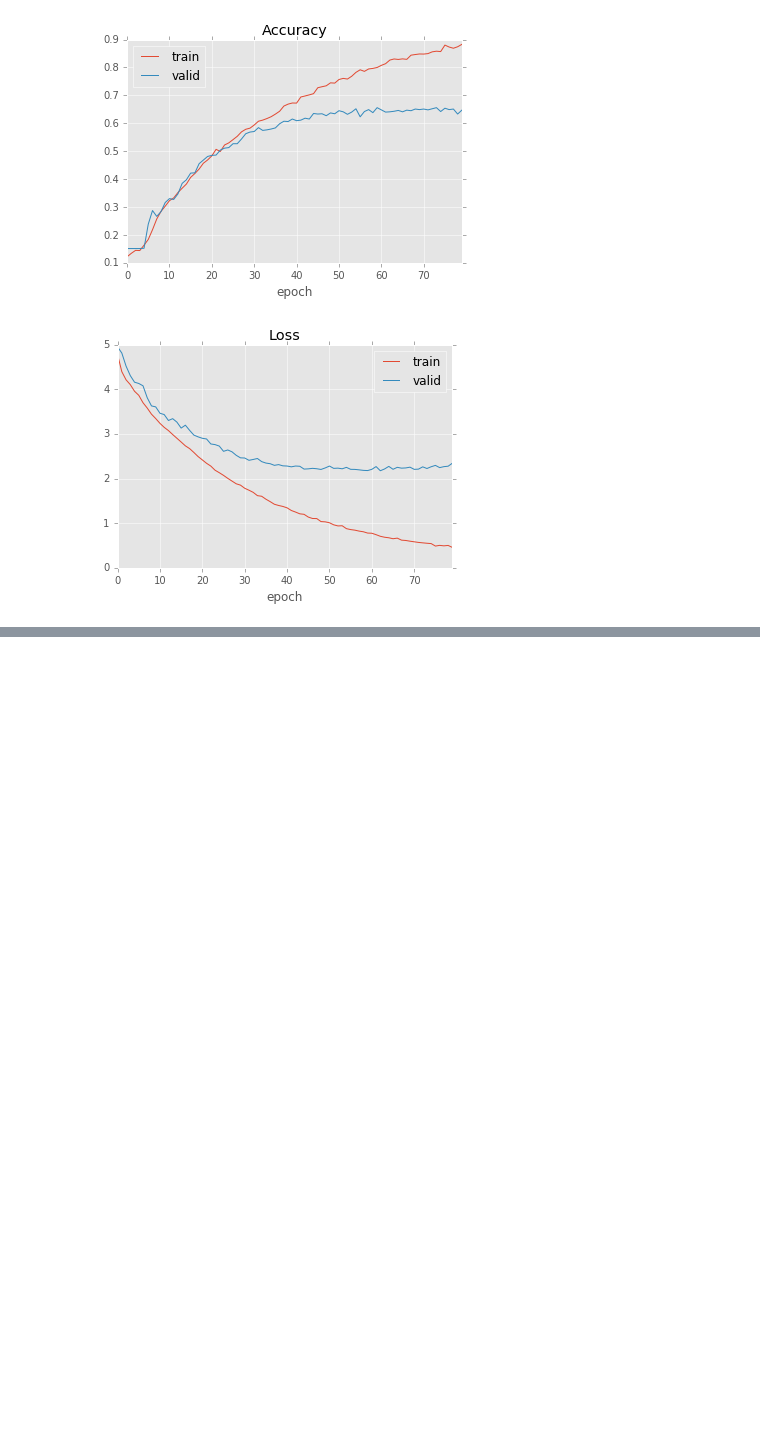
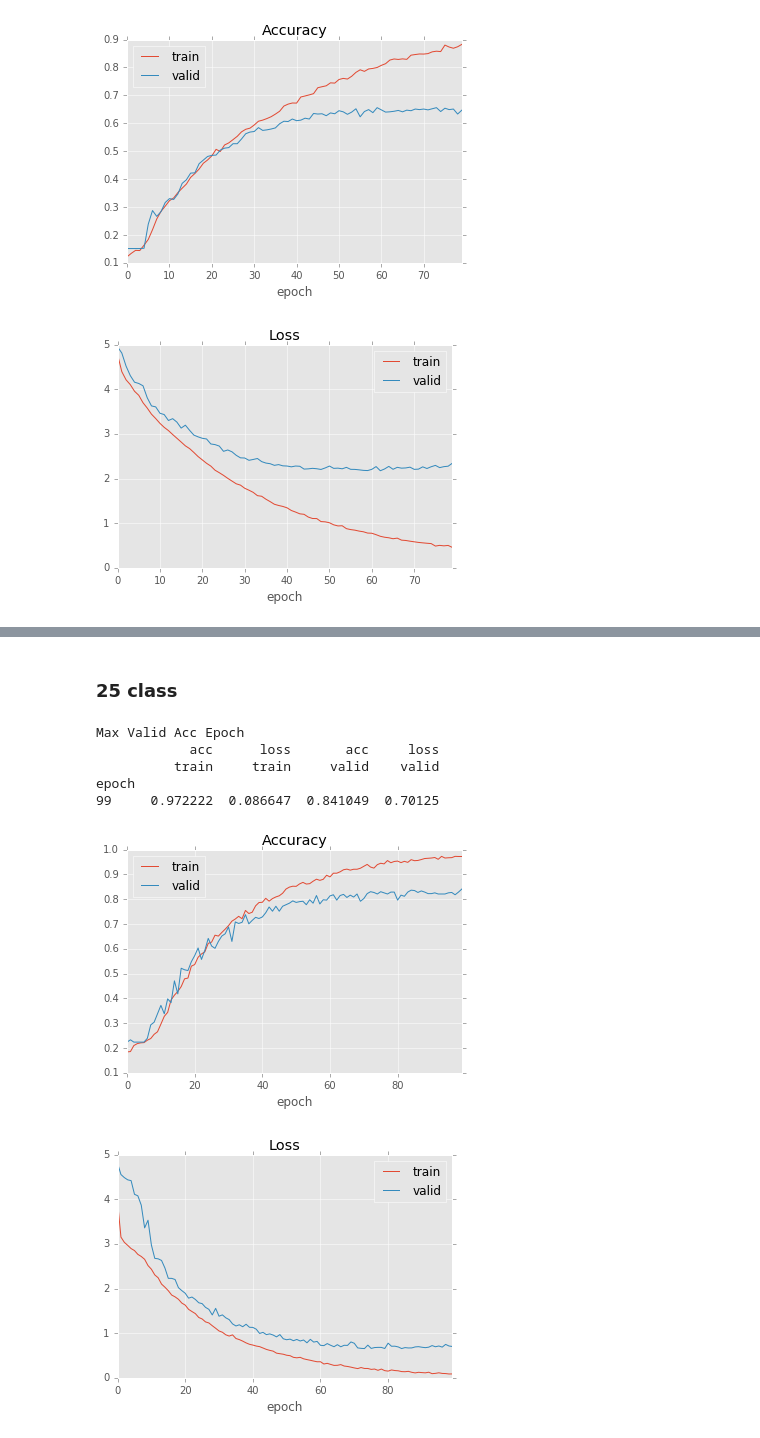
Before and after one commit to vickyliin/NLIL, a Jupyter notebook: train_law_classifier_cnn.ipynb, the cells around one changed output, grey strips where cells are left out. Saved outputs shown, nothing was run; the diff lists cells and outputs as text; code cells hidden in the pictures; blank space fills up the shorter version.

```diff
--- a/train_law_classifier_cnn.ipynb
+++ b/train_law_classifier_cnn.ipynb
@@ -128,0 +133,4 @@ validset = validset.join(lsa_table)
+# %%
+relation25 = law_count[:25].index
+selected_frames25 = selected_frames[selected_frames.data.Relation.isin(relation25)]
+trainset25, validset25 = train_test_split(selected_frames25, test_size=0.25, random_state=42)
@@ -341,0 +385,15 @@ epoch
+# %% [markdown]
+### 25 class
+# %%
+henryp.reset()
+hist_henryp25 = henryp.fit(trainset25, validset25, epochs=100, batch_size=128)
+# %%
+record(hist_henryp25)
+# %% [output]
+Max Valid Acc Epoch
+            acc      loss       acc     loss
+          train     train     valid    valid
+epoch
+99     0.972222  0.086647  0.841049  0.70125
+[figure, added]
+[figure, added]
```
Also changed, not shown: parts of 10 cells of this notebook.
